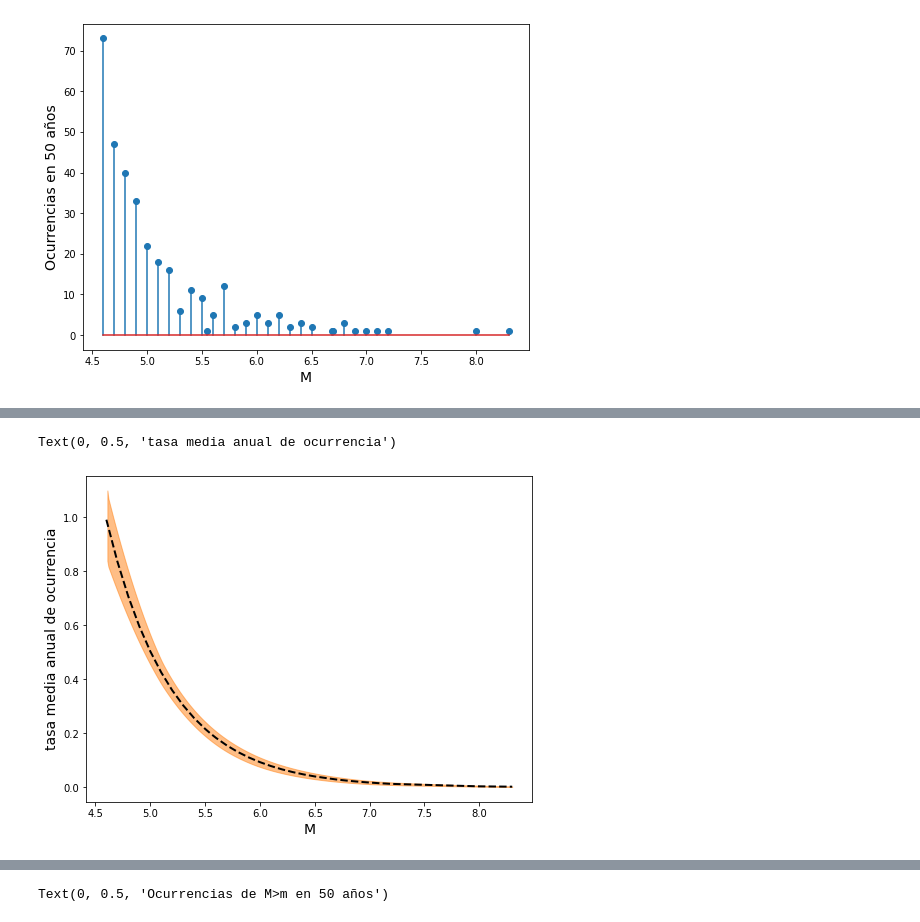
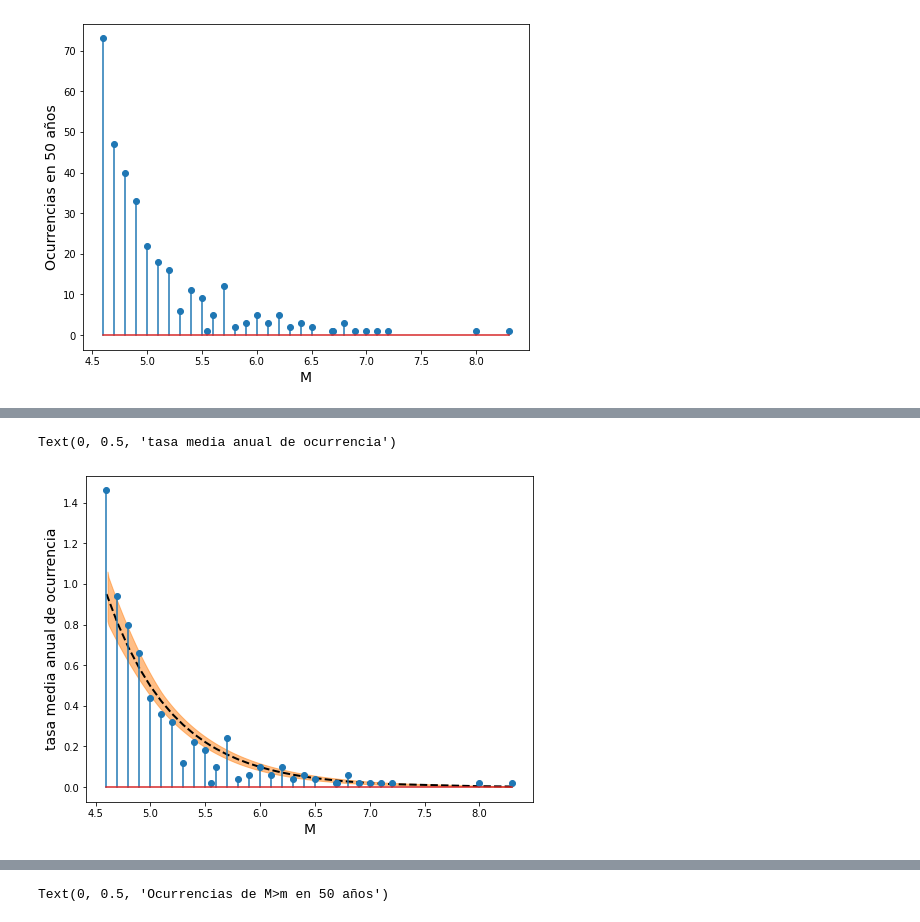
Before and after one commit to mbalbi/ciencia_de_datos, a Jupyter notebook: notebooks/practica_9.ipynb, the cells around one changed output, grey strips where cells are left out. Saved outputs shown, nothing was run; the diff lists cells and outputs as text; code cells hidden in the pictures.

```diff
--- a/notebooks/practica_9.ipynb
+++ b/notebooks/practica_9.ipynb
@@ -921,8 +921,8 @@ Text(0, 0.5, 'Ocurrencias en 50 años')
 with pm.Model() as model_51:
 
     # Priors
-    beta0 = pm.Normal( "beta0", mu=3, sigma=5 )
-    beta1 = pm.Normal( "beta1", mu=0, sigma=2 )
+    beta0 = pm.Normal( "beta0", mu=3, sigma=1 )
+    beta1 = pm.Normal( "beta1", mu=0, sigma=1 )
 
     # Mean
     logl = pm.Deterministic( "logl", beta0 + beta1*x )
@@ -932,10 +932,10 @@ with pm.Model() as model_51:
     Y = pm.Poisson( "y", l, observed=y )
 
     # Posterior de los parámetros
-    # trace_ej51 = pm.sample( 3000, tune=2000, cores=2 )
+    trace_ej51 = pm.sample( 3000, tune=2000, cores=2 )
 
     # priori checks
     prior_checks = pm.sample_prior_predictive(samples=100)
 
     # Posterior predictiva de y
-    # pm.sample_posterior_predictive( trace_ej51, extend_inferencedata=True )
+    pm.sample_posterior_predictive( trace_ej51, extend_inferencedata=True )
@@ -990,22 +965,22 @@ ax.legend( fontsize=14 )
 # %%
 fig, ax = plt.subplots( figsize=(8,6) )
 
 # Línea media de p
 ix = np.argsort(x)
 ax.plot( x[ix], np.exp(trace_ej51.posterior['logl'].mean(['chain','draw']))[ix],'k--',
          linewidth=2 )
 
 # HDI de p
 az.plot_hdi( x, np.exp(trace_ej51.posterior['logl']), color='C1', ax=ax )
 
 # Observaciones
-# ax.stem( x, y )
+ax.stem( x, y/50 ) # Cantidad media por año
 
 # Formateo
 # ax.set_yticks([0,1])
 ax.set_yscale('linear')
 ax.set_xlabel('M', fontsize=14)
 ax.set_ylabel('tasa media anual de ocurrencia', fontsize=14)
 # %% [output]
 Text(0, 0.5, 'tasa media anual de ocurrencia')
-[figure, old version]
+[figure, new version]
```
Also changed, not shown: parts of 7 cells of this notebook.
